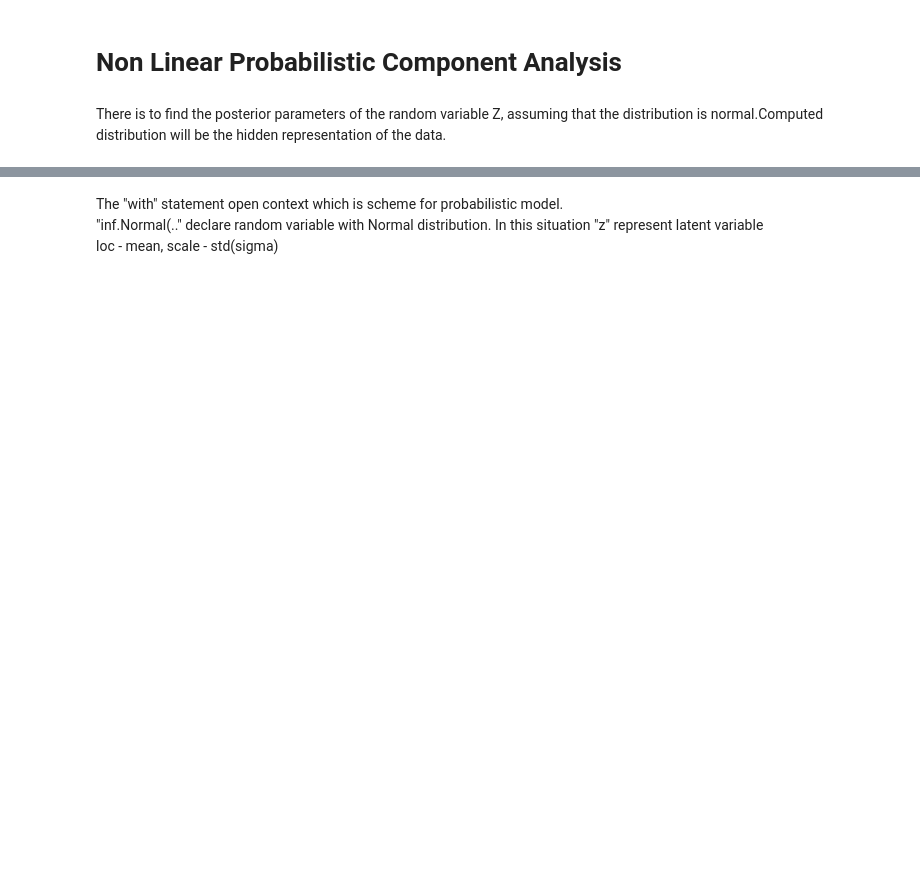
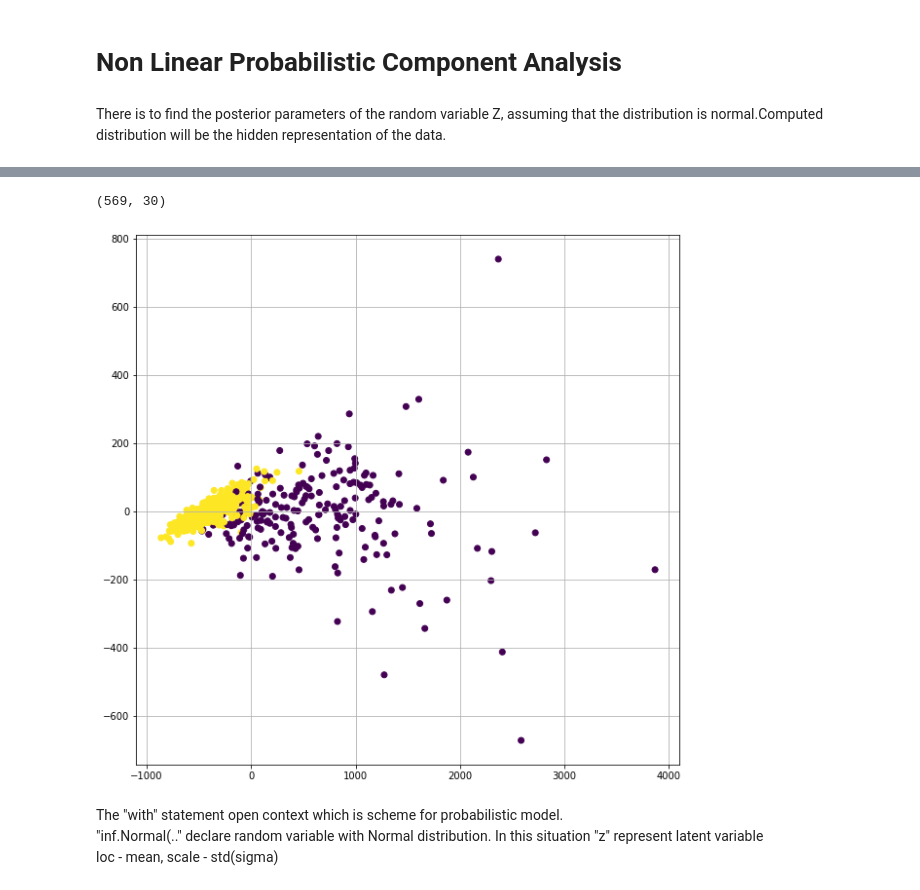
Before and after one commit to BartekKrzepkowski/BayesianNeuralNetwork, a Jupyter notebook: InferPy/InferPy_NLPCA.ipynb, the cells around one changed output, grey strips where cells are left out. Cells and saved outputs as stored; diff of their text form; code cells hidden in the pictures; blank space fills up the shorter version.

```diff
--- a/InferPy/InferPy_NLPCA.ipynb
+++ b/InferPy/InferPy_NLPCA.ipynb
@@ -9,9 +13,7 @@ import tensorflow as tf
 # %%
 # number of components
-k = 1
+n_comp = 2
 # size of the hidden layer in the NN
-dh0 = 100
+hidden_dim = 10
 # dimensionality of the data
-dx = 2
-# number of observations (dataset size)
-N = 1000
+data_dim = 30
@@ -21 +26,24 @@ x_train, x_test = np.split(data, [int(0.6*data.shape[0])])
+# %%
+from sklearn.datasets import load_breast_cancer
+data = load_breast_cancer()
+
+x_train = data.data
+data.data.shape
+# %% [output]
+(569, 30)
+# %%
+from sklearn.decomposition import PCA
+
+#reduce down to 50 dim
+pca = PCA(n_components=n_comp)
+data_pca_tsne = pca.fit_transform(x_train)
+
+#further reduce to 2 dim using t-SNE
+# data_pca_tsne = TSNE(n_components=2).fit_transform(data_pca)
+
+plt.figure(figsize=(10, 10))
+plt.scatter(data_pca_tsne[:, 0], data_pca_tsne[:, 1], c=data.target)
+plt.grid()
+# %% [output]
+[figure, added]
 # %%
```
Also changed, not shown: parts of 11 cells of this notebook, 9 other files.
